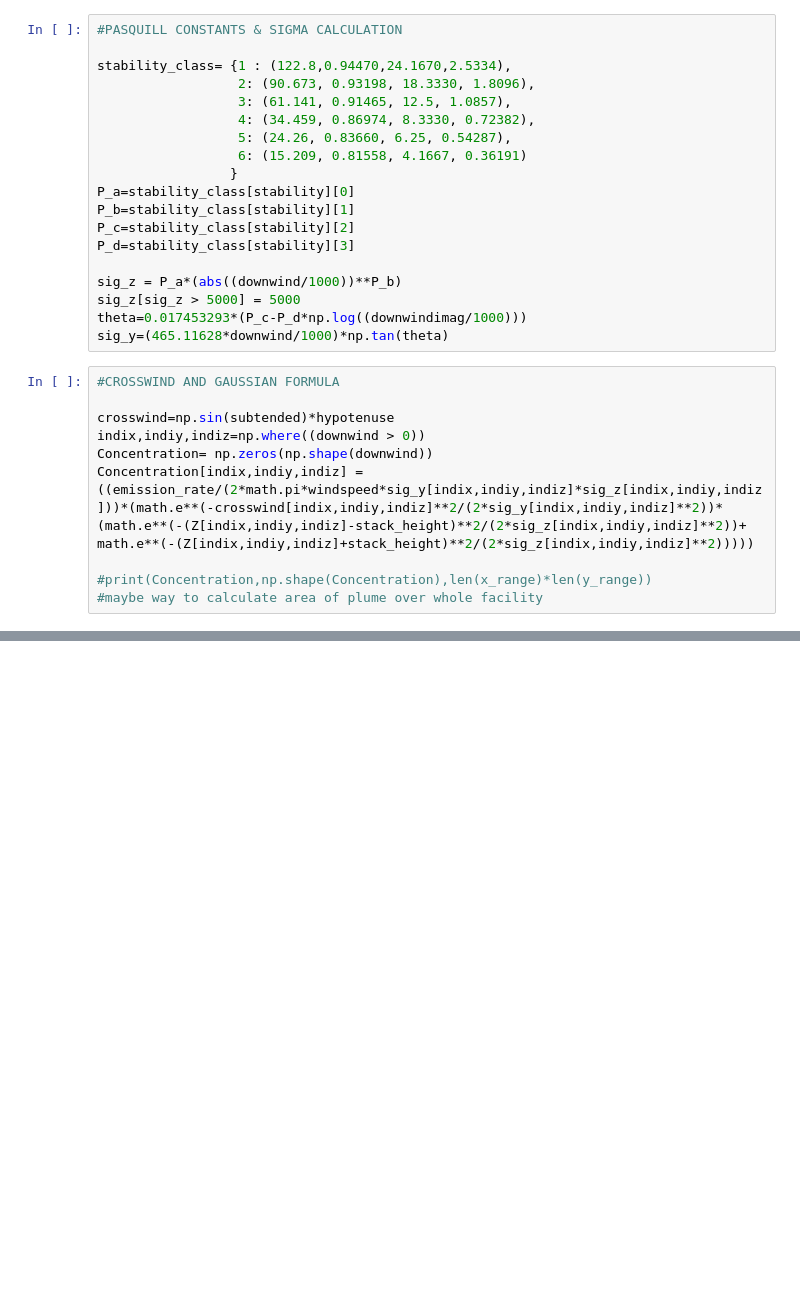
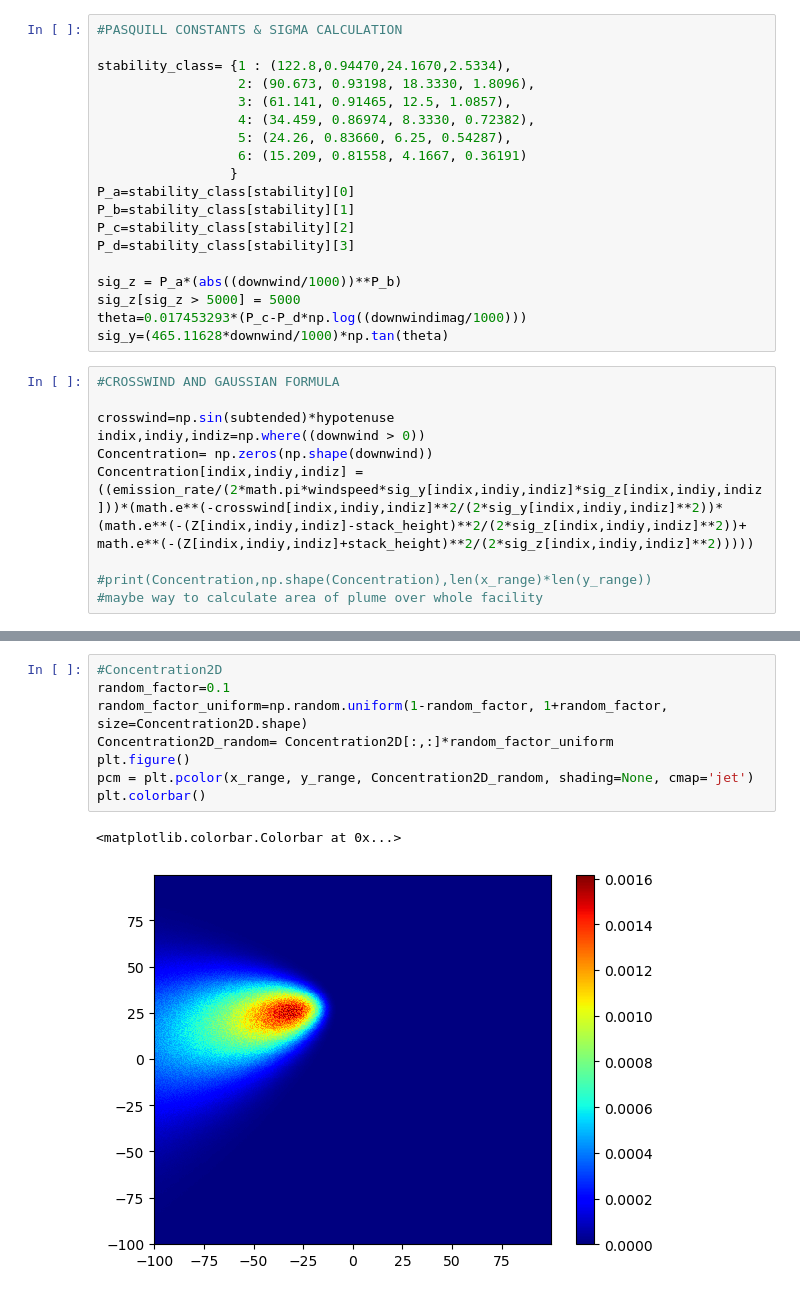
Before and after one commit to karina-regina/Expo7, a Jupyter notebook: PYTHON/Old Files/heatmap_with_noise.ipynb, the cells around one changed output, grey strips where cells are left out. Drawn from its saved outputs; the diff is of its cells as text; blank space fills up the shorter version.

```diff
--- a/PYTHON/Old Files/heatmap_with_noise.ipynb
+++ b/PYTHON/Old Files/heatmap_with_noise.ipynb
@@ -98,0 +94,11 @@ a[-1]
+# %%
+#Concentration2D
+random_factor=0.1
+random_factor_uniform=np.random.uniform(1-random_factor, 1+random_factor, size=Concentration2D.shape)
+Concentration2D_random= Concentration2D[:,:]*random_factor_uniform
+plt.figure()
+pcm = plt.pcolor(x_range, y_range, Concentration2D_random, shading=None, cmap='jet')
+plt.colorbar()
+# %% [output]
+<matplotlib.colorbar.Colorbar at 0x...>
+[figure, added]
```
Also changed, not shown: parts of 4 cells of this notebook.
